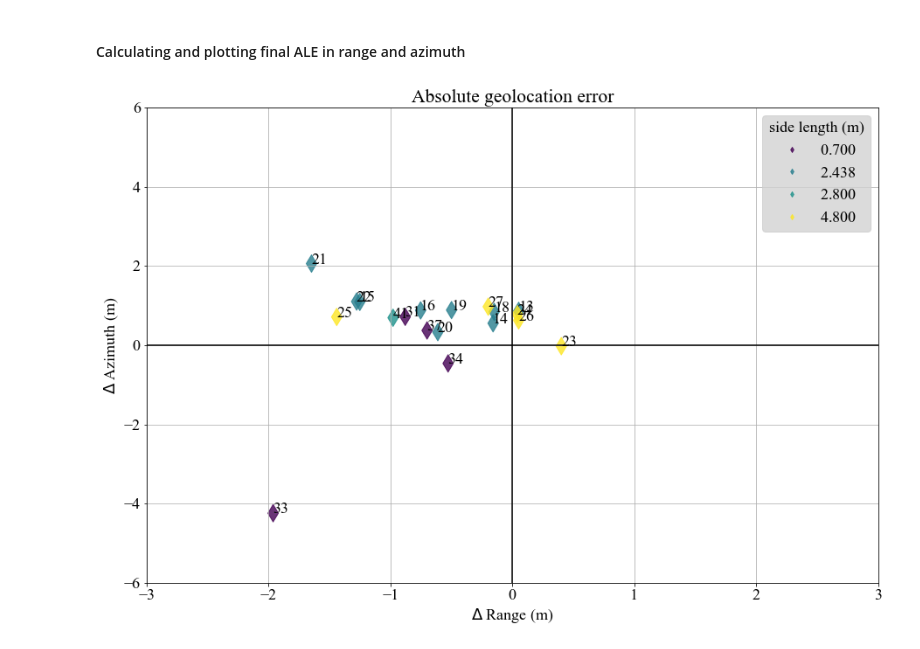
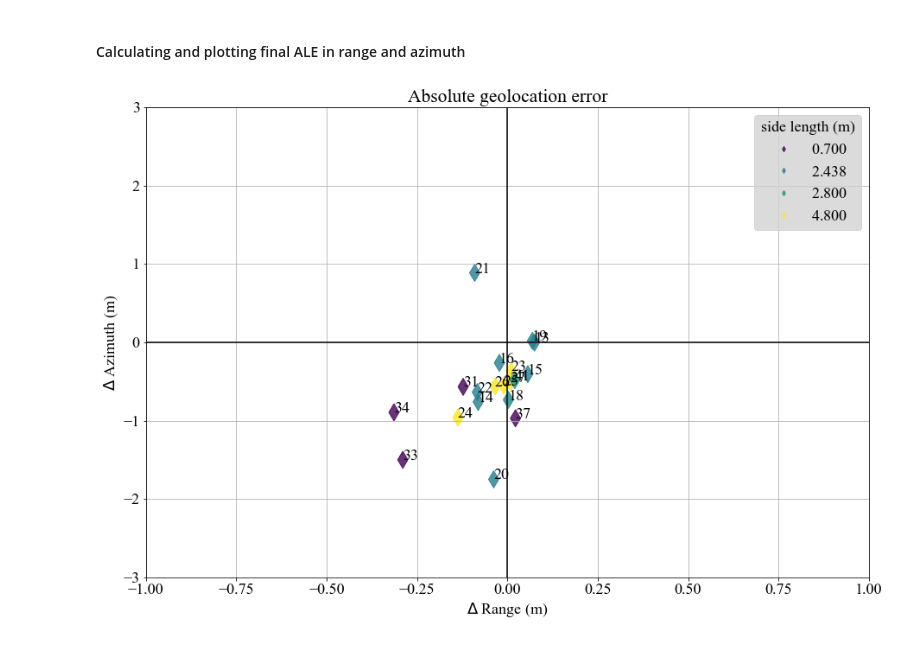
Before and after one commit to OPERA-Cal-Val/calval-CSLC, a Jupyter notebook: ALE_Rosamond_tropo.S1B.ipynb, the cells around one changed output. Drawn from its saved outputs; the diff is of its cells as text; code cells hidden in the pictures.

```diff
--- a/ALE_Rosamond_tropo.S1B.ipynb
+++ b/ALE_Rosamond_tropo.S1B.ipynb
@@ -409,6 +407,7 @@ ax.set_aspect(1)
 for sl in pd.unique(df.slen):
     xx = df.loc[df['slen']==sl]['xloc']
     yy = df.loc[df['slen']==sl]['yloc']
+    ID = df.loc[df['slen']==sl]['ID']
 
     if sl == 2.4384:
         color='blue'
@@ -420,6 +419,8 @@ for sl in pd.unique(df.slen):
         color='green'
 
     ax.scatter(xx,yy,color=color,marker="+",lw=1)
+    for _ID,_xx,_yy in zip(ID,xx,yy):
+        ax.annotate(_ID, (_xx, _yy))
 
 fig.savefig('Rosamond.png',dpi=300,bbox_inches='tight')
 # %% [output]
@@ -673,15 +711,17 @@ for idx, row in df_filter.iterrows():
     n_vec = np.array([np.cos(llh[0]*deg2rad)*np.cos(llh[1]*deg2rad),
                   np.cos(llh[0]*deg2rad)*np.sin(llh[1]*deg2rad), np.sin(llh[0]*deg2rad)])
 
-    inc_ang = np.arccos(np.dot(los, n_vec)) #incidence angle
+    inc_ang = np.arccos(np.dot(los, n_vec))*180./np.pi #incidence angle (unit: deg)
 
-    _hgt = np.zeros((1,1)); _inc = np.zeros((1,1)); _lat = np.zeros((1,1)); _lon = np.zeros((1,1))
-    _hgt[0,0] = hgt; _inc[0,0] = inc_ang; _lat[0,0] = lat; _lon[0,0] = lon
+    _hgt = np.zeros((1,1)); _lat = np.zeros((1,1)); _lon = np.zeros((1,1))
+    _hgt[0,0] = hgt; _lat[0,0] = lat; _lon[0,0] = lon
 
     #calculating range delay estimated from weather model
     delay = tu.get_delay(grib_files[0], tropo_model='ERA5', delay_type='comb',
-                  dem=_hgt, inc=_inc, lat=_lat, lon=_lon, verbose=True)
+                  dem=_hgt, inc=inc_ang, lat=_lat, lon=_lon, verbose=True)
 
-    tropo_delay.append(delay[0][0])
+    tropo_delay.append(-delay[0][0])
+
+df_filter['tropo'] = tropo_delay
 # %% [output]
 GRIB FILE: ./ERA5_N34_N35_W119_W118_20210112_13.grb
@@ -728,9 +768,11 @@ for idx, row in df_filter.iterrows():
     burstname = 'info.bursts.burst' + str(burst_no)
     dop = eval(burstname+'.doppler._coeffs')   #doppler coefficient
 
+    burst_no_safe = int(row['burst_NO_SAFE']) - 1
+
     Kr = float(xmlroot.find('.//txPulseRampRate').text)   #sweep rate from S-1 SAFE annotation xml <txPulseRampRate> (Hz/s)
     all_dop_t0 = xmlroot.findall('.//dcEstimate/t0')
-    dop_t0 = float(all_dop_t0[burst_no].text)   #S-1 SAFE annotation xml <dcEstimate><t0> (s)
+    dop_t0 = float(all_dop_t0[burst_no_safe].text)   #S-1 SAFE annotation xml <dcEstimate><t0> (s)
 
     Kst = eval(burstname+'.azimuthSteeringRate')   #azimuth steering rate   (radian/s)
     Ks = 2*Vs/C*freq*Kst   #Doppler centroid rate
@@ -738,7 +780,7 @@ for idx, row in df_filter.iterrows():
     azFmRateCoeffs = eval(burstname+'.azimuthFMRate._coeffs')
 
     all_azFmt0 = xmlroot.findall('.//azimuthFmRate/t0')
-    azFmt0 = float(all_azFmt0[burst_no].text)   #S-1 SAFE annotation xml <azimuthFmRate><t0> (s)
+    azFmt0 = float(all_azFmt0[burst_no_safe].text)   #S-1 SAFE annotation xml <azimuthFmRate><t0> (s)
 
     rngTime = (nearRange + row['xloc_CR']*rangePixelSize)*2/C   #range time of CR reflector
 
@@ -785,29 +827,27 @@ for idx, row in df_filter.iterrows():
 #### Calculating and plotting final ALE in range and azimuth
 # %%
 #absloute geolocation error in range and azimuth after corrections
-ALE_Rg = (df_filter['xloc_CR'] -  df_filter['xloc_float'])*rangePixelSize - 2*df_filter['dIon'] + dopShift + tropo_delay
+ALE_Rg = (df_filter['xloc_CR'] -  df_filter['xloc_float'])*rangePixelSize - df_filter['dIon'] + dopShift - df_filter['tropo']
 ALE_Az = (df_filter['yloc_CR'] - df_filter['yloc_float'])*azimuthPixelSize + bistatic - fmMismatch
 # %%
 #plotting ALE
 fig, ax = plt.subplots(figsize=(15,10))
 sc = ax.scatter(ALE_Rg, ALE_Az, s=200, c=df_filter['slen'], alpha=0.8, marker='d')
 ax.legend(*sc.legend_elements(),facecolor='lightgray')
 ax.get_legend().set_title('side length (m)')
 for ii, txt in enumerate(df_filter.iloc[:,0]):
     ax.annotate(txt, (ALE_Rg[ii],ALE_Az[ii]))   #putting IDs in each CR
 ax.grid(True)
-ax.set_xlim(-3,3)
-ax.set_ylim(-6,6)
-# ax.set_xlim(-2,2)
-# ax.set_ylim(-6,6)
+ax.set_xlim(-1,1)
+ax.set_ylim(-3,3)
 ax.axhline(0, color='black')
 ax.axvline(0, color='black')
 ax.set_title('Absolute geolocation error')
 ax.set_xlabel('$\Delta$ Range (m)')
 ax.set_ylabel('$\Delta$ Azimuth (m)')
 fig.savefig('ALE.png',dpi=300,bbox_inches='tight')
 # %% [output]
-[figure, old version]
+[figure, new version]
 # %%
 print('mean ALE in range: ',np.mean(ALE_Rg), 'std ALE in range: ',np.std(ALE_Rg))
 print('mean ALE in azimuth: ',np.mean(ALE_Az), 'std ALE in azimuth: ',np.std(ALE_Az))
```
Also changed, not shown: parts of 11 cells of this notebook, 1 other file.
